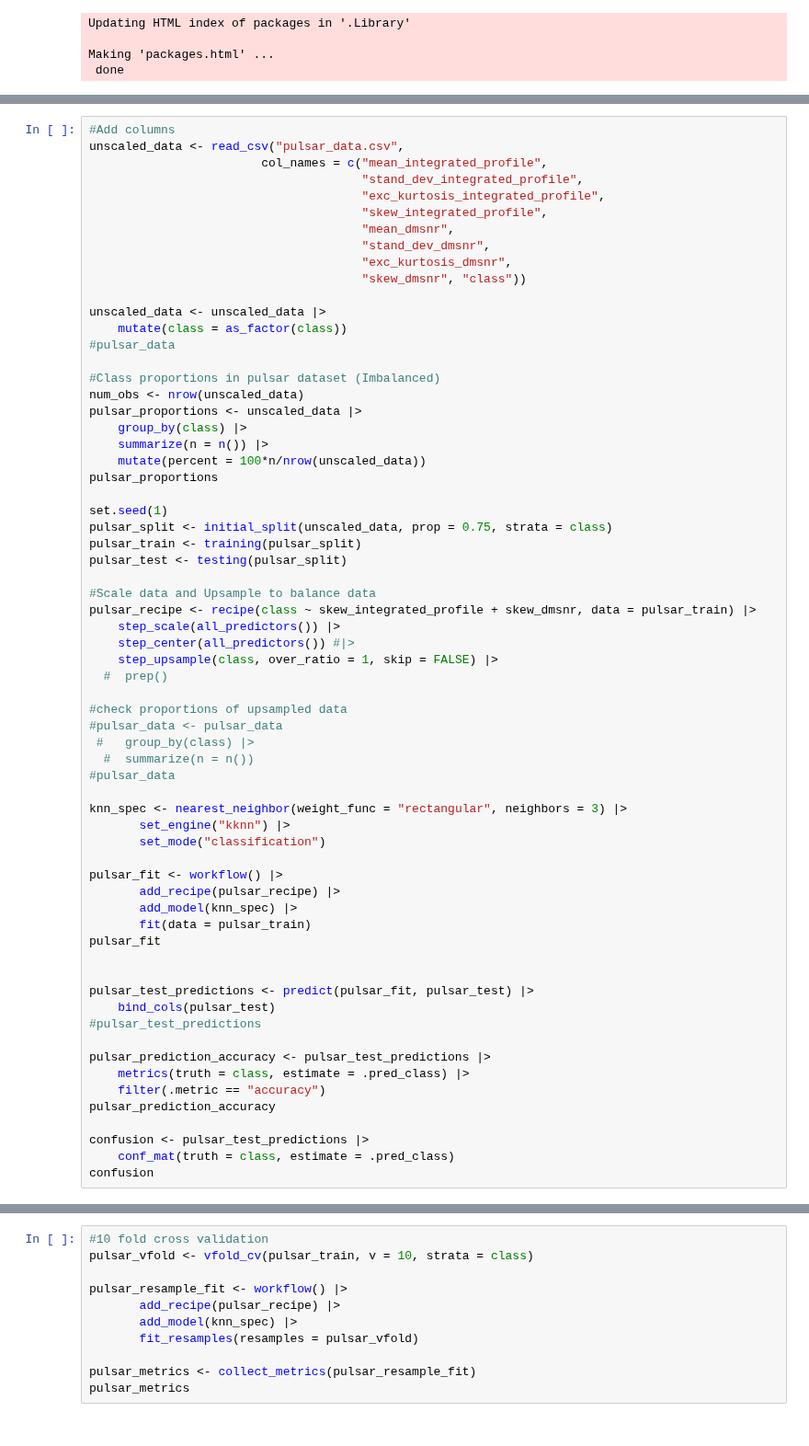
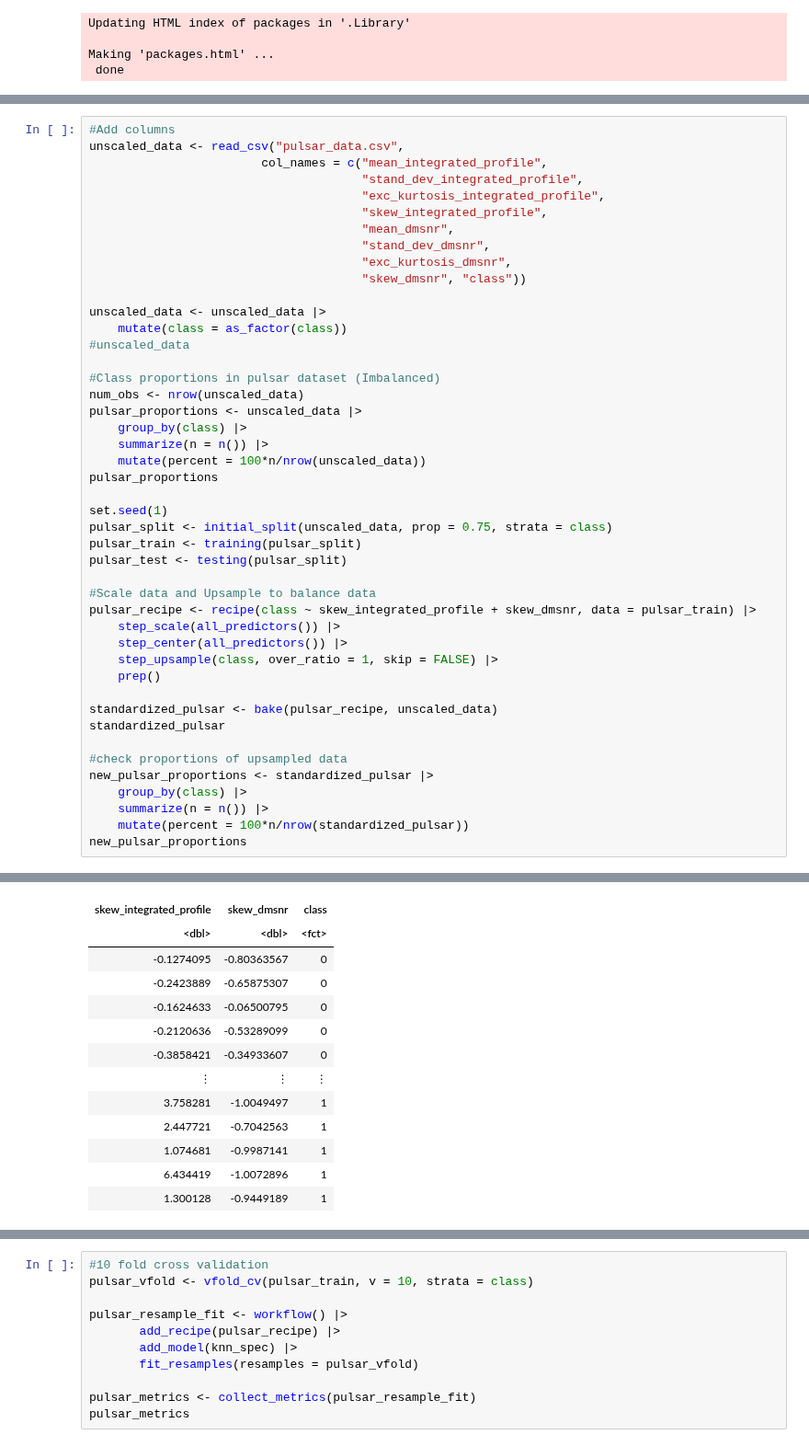
Before and after one commit to nailserverzone/dsci-100-2023w2-group-11, a Jupyter notebook: Final_project.ipynb, the cells around one changed output, grey strips where cells are left out. Shown at 92% size. Drawn from its saved outputs; the diff is of its cells as text.

```diff
--- a/Final_project.ipynb
+++ b/Final_project.ipynb
@@ -27,7 +45,7 @@ unscaled_data <- read_csv("pulsar_data.csv",
 
 unscaled_data <- unscaled_data |>
     mutate(class = as_factor(class))
-#pulsar_data
+#unscaled_data
 
 #Class proportions in pulsar dataset (Imbalanced)
 num_obs <- nrow(unscaled_data)
@@ -45,36 +63,17 @@ pulsar_test <- testing(pulsar_split)
 #Scale data and Upsample to balance data
 pulsar_recipe <- recipe(class ~ skew_integrated_profile + skew_dmsnr, data = pulsar_train) |>
     step_scale(all_predictors()) |>
-    step_center(all_predictors()) #|>
+    step_center(all_predictors()) |>
     step_upsample(class, over_ratio = 1, skip = FALSE) |>
-  #  prep()
+    prep()
+
+standardized_pulsar <- bake(pulsar_recipe, unscaled_data)
+standardized_pulsar
 
 #check proportions of upsampled data
-#pulsar_data <- pulsar_data
- #   group_by(class) |>
-  #  summarize(n = n())
-#pulsar_data
-
-knn_spec <- nearest_neighbor(weight_func = "rectangular", neighbors = 3) |>
-       set_engine("kknn") |>
-       set_mode("classification")
-
-pulsar_fit <- workflow() |>
-       add_recipe(pulsar_recipe) |>
-       add_model(knn_spec) |>
-       fit(data = pulsar_train)
-pulsar_fit
-
-
-pulsar_test_predictions <- predict(pulsar_fit, pulsar_test) |>
-    bind_cols(pulsar_test)
-#pulsar_test_predictions
-
-pulsar_prediction_accuracy <- pulsar_test_predictions |>
-    metrics(truth = class, estimate = .pred_class) |>
-    filter(.metric == "accuracy")
-pulsar_prediction_accuracy
-
-confusion <- pulsar_test_predictions |>
-    conf_mat(truth = class, estimate = .pred_class)
-confusion
+new_pulsar_proportions <- standardized_pulsar |>
+    group_by(class) |>
+    summarize(n = n()) |>
+    mutate(percent = 100*n/nrow(standardized_pulsar))
+new_pulsar_proportions
+# %% [output]
@@ -80,0 +93,13 @@ confusion
+| skew_integrated_profile | skew_dmsnr | class |
+| <dbl> | <dbl> | <fct> |
+| -0.1274095 | -0.80363567 | 0 |
+| -0.2423889 | -0.65875307 | 0 |
+| -0.1624633 | -0.06500795 | 0 |
+| -0.2120636 | -0.53289099 | 0 |
+| -0.3858421 | -0.34933607 | 0 |
+| ⋮ | ⋮ | ⋮ |
+| 3.758281 | -1.0049497 | 1 |
+| 2.447721 | -0.7042563 | 1 |
+| 1.074681 | -0.9987141 | 1 |
+| 6.434419 | -1.0072896 | 1 |
+| 1.300128 | -0.9449189 | 1 |
```
Also changed, not shown: parts of 5 cells of this notebook.
